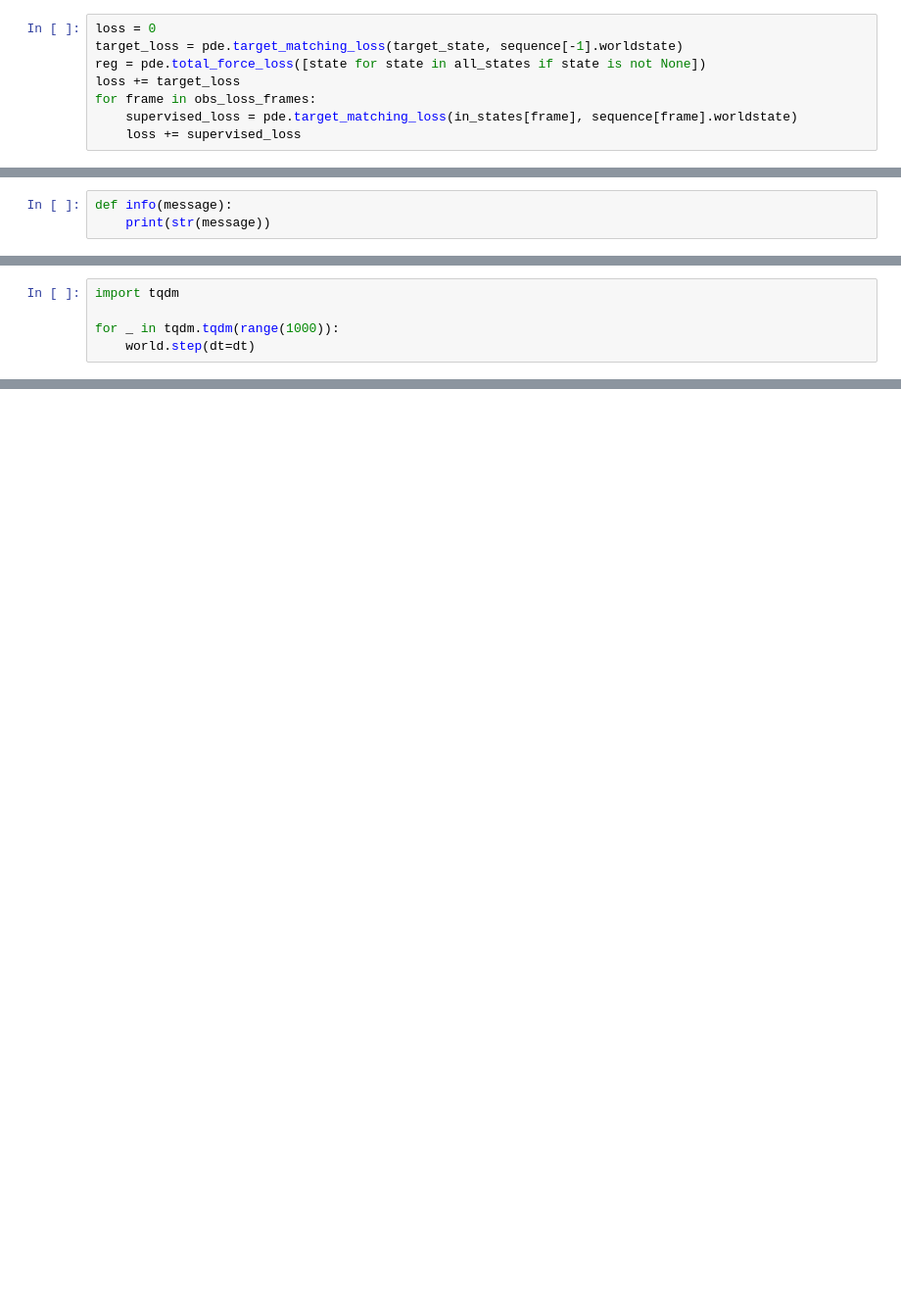
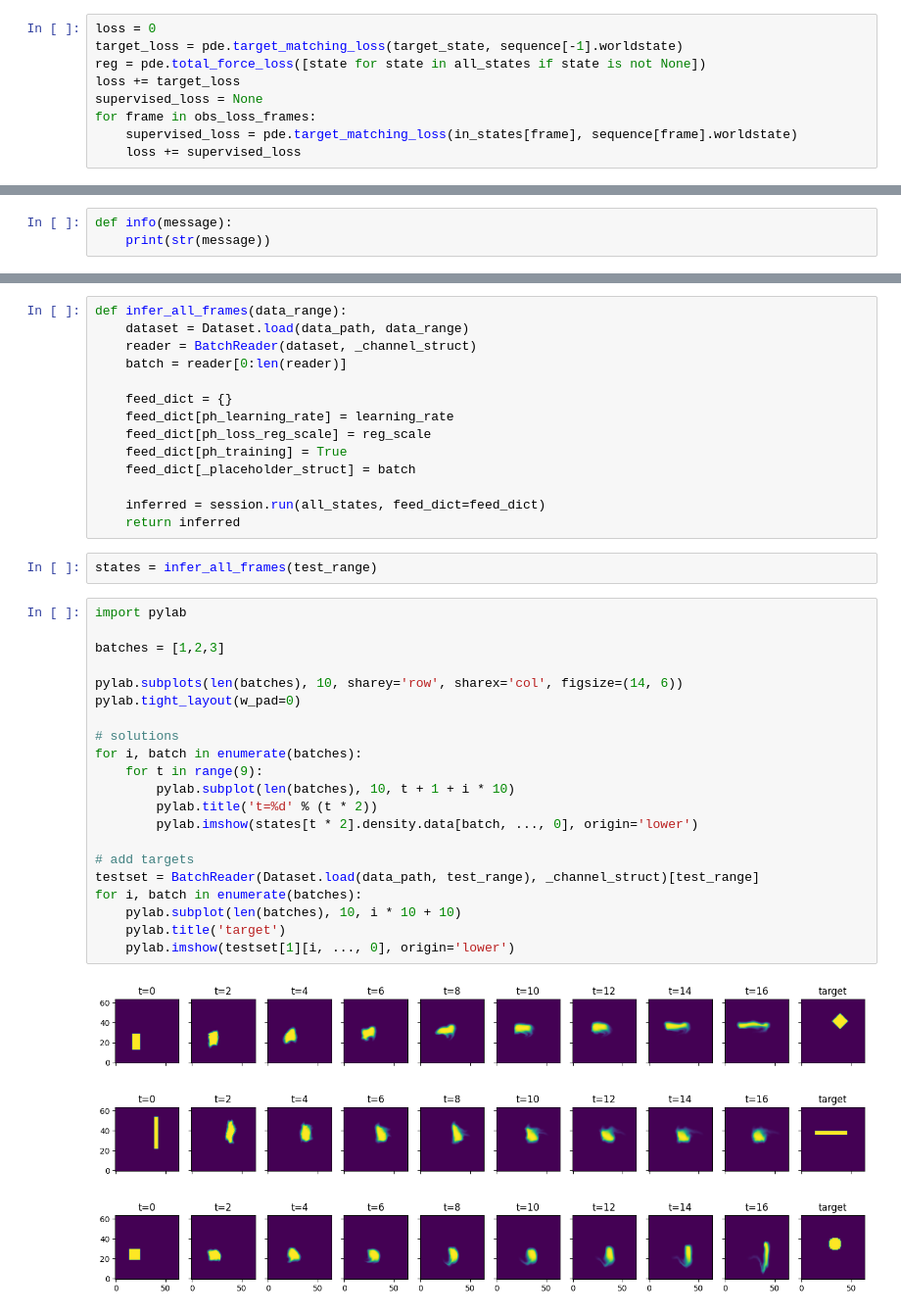
Before and after one commit to Xayah-Hina/DeepDiffFluid, a Jupyter notebook: dev37/0227.ipynb, the cells around one changed output, grey strips where cells are left out. Shown: that part at 98% size. Saved outputs shown, nothing was run; the diff lists cells and outputs as text; blank space fills up the shorter version.

```diff
--- a/dev37/0227.ipynb
+++ b/dev37/0227.ipynb
@@ -114,6 +142,7 @@ loss = 0
 target_loss = pde.target_matching_loss(target_state, sequence[-1].worldstate)
 reg = pde.total_force_loss([state for state in all_states if state is not None])
 loss += target_loss
+supervised_loss = None
 for frame in obs_loss_frames:
     supervised_loss = pde.target_matching_loss(in_states[frame], sequence[frame].worldstate)
     loss += supervised_loss
@@ -142,5 +189,0 @@ def optimization_step(optim_nodes, log_loss=None):
-# %%
-import tqdm
-
-for _ in tqdm.tqdm(range(1000)):
-    world.step(dt=dt)
@@ -146,0 +292,39 @@ for _ in tqdm.tqdm(range(1000)):
+# %%
+def infer_all_frames(data_range):
+    dataset = Dataset.load(data_path, data_range)
+    reader = BatchReader(dataset, _channel_struct)
+    batch = reader[0:len(reader)]
+
+    feed_dict = {}
+    feed_dict[ph_learning_rate] = learning_rate
+    feed_dict[ph_loss_reg_scale] = reg_scale
+    feed_dict[ph_training] = True
+    feed_dict[_placeholder_struct] = batch
+
+    inferred = session.run(all_states, feed_dict=feed_dict)
+    return inferred
+# %%
+states = infer_all_frames(test_range)
+# %%
+import pylab
+
+batches = [1,2,3]
+
+pylab.subplots(len(batches), 10, sharey='row', sharex='col', figsize=(14, 6))
+pylab.tight_layout(w_pad=0)
+
+# solutions
+for i, batch in enumerate(batches):
+    for t in range(9):
+        pylab.subplot(len(batches), 10, t + 1 + i * 10)
+        pylab.title('t=%d' % (t * 2))
+        pylab.imshow(states[t * 2].density.data[batch, ..., 0], origin='lower')
+
+# add targets
+testset = BatchReader(Dataset.load(data_path, test_range), _channel_struct)[test_range]
+for i, batch in enumerate(batches):
+    pylab.subplot(len(batches), 10, i * 10 + 10)
+    pylab.title('target')
+    pylab.imshow(testset[1][i, ..., 0], origin='lower')
+# %% [output]
+[figure, added]
```
Also changed, not shown: parts of 10 cells of this notebook, 1 other file.
